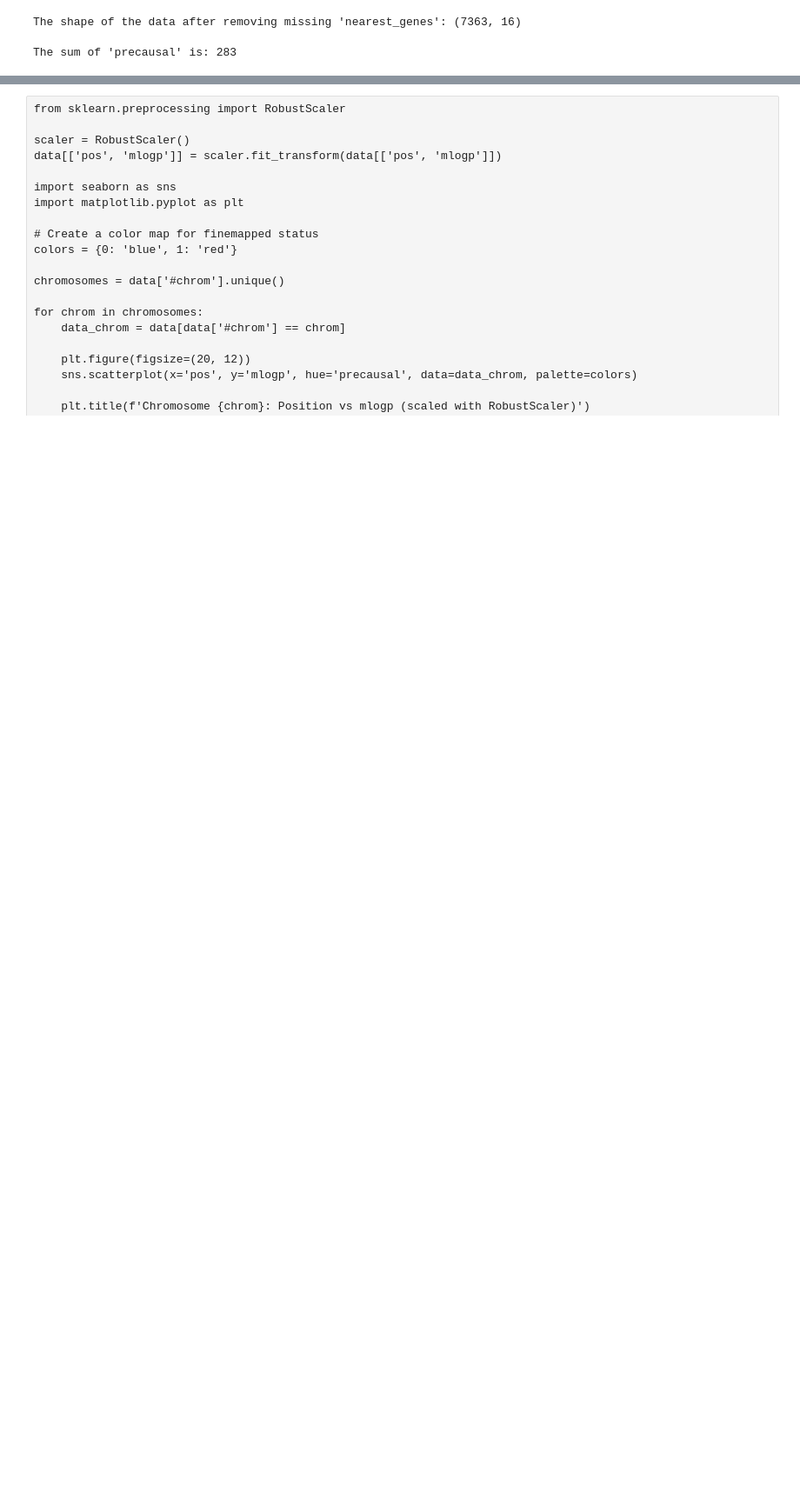
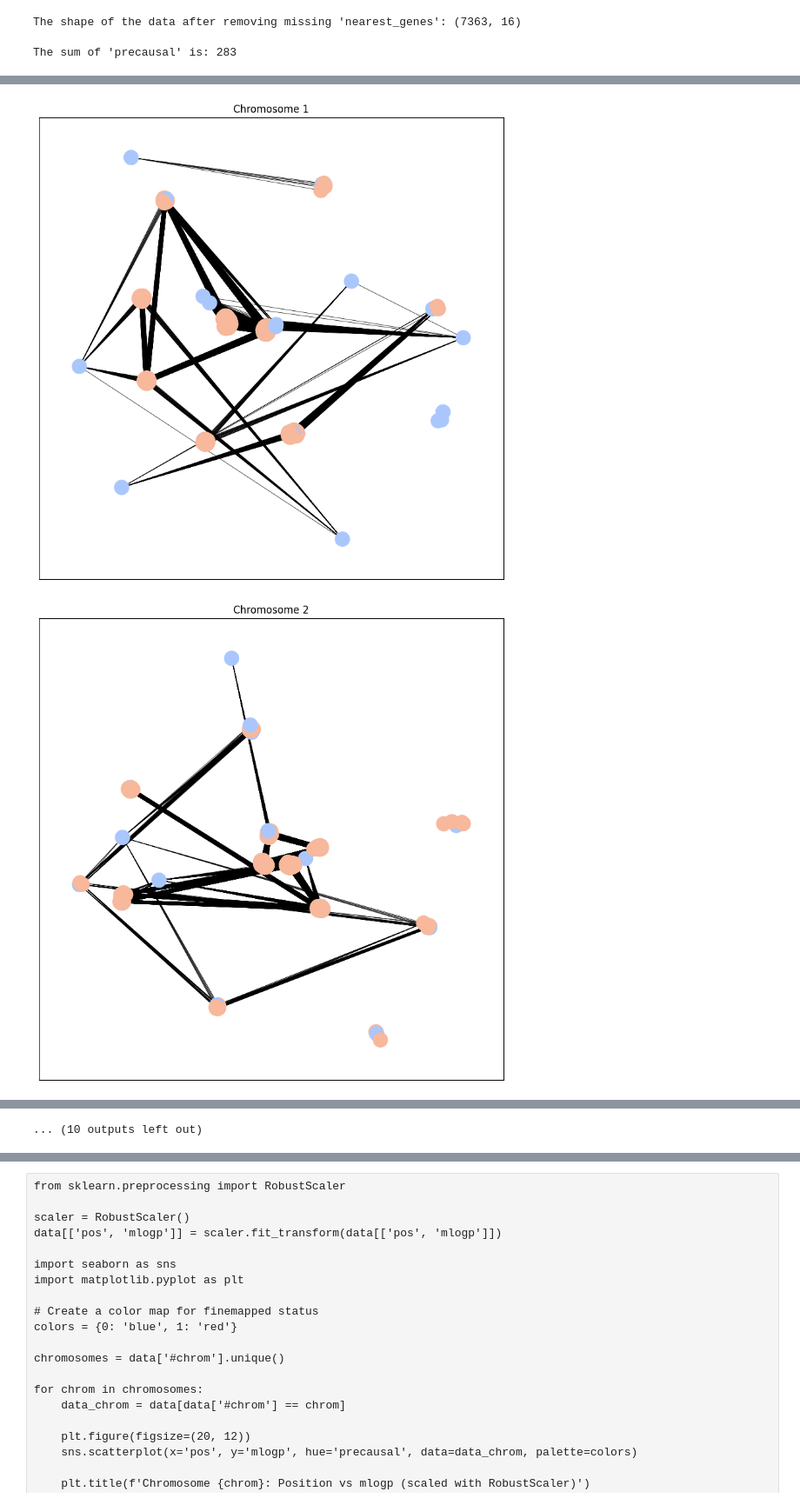
Before and after one commit to mattfaltyn/GeoGWAS, a Jupyter notebook: FinnGen/notebooks/precausal/precausal-snps-classifier.ipynb, the cells around one changed output, grey strips where cells are left out. Shown at 87% size. Drawn from its saved outputs; the diff is of its cells as text; code cells hidden in the pictures; blank space fills up the shorter version.

```diff
--- a/FinnGen/notebooks/precausal/precausal-snps-classifier.ipynb
+++ b/FinnGen/notebooks/precausal/precausal-snps-classifier.ipynb
@@ -181,0 +302,71 @@ The sum of 'precausal' is: 283
+# %%
+import pandas as pd
+import numpy as np
+from pygsp import graphs
+from scipy.sparse import dok_matrix
+import networkx as nx
+import seaborn as sns
+import matplotlib.pyplot as plt
+
+# Assuming data is a DataFrame that has been previously defined
+
+# Initialize a dictionary to hold adjacency matrices for each chromosome
+adjacency_dict = {}
+
+# Iterate over each chromosome
+for chromosome, group in data.groupby('#chrom'):
+    # Initialize sparse adjacency matrix with zeros
+    adjacency = dok_matrix((group.shape[0], group.shape[0]), dtype=np.float32)  # Adjust the adjacency matrix size to the group size
+
+    indices = group.index
+    for i in range(len(indices)):
+        for j in range(i+1, len(indices)):
+            # Calculate pos_diff_abs
+            pos_diff_abs = abs(data.loc[indices[i], 'pos'] - data.loc[indices[j], 'pos'])
+
+            # Calculate weight using given formula
+            weight = 1 * np.exp(-np.log(2) / 100_000 * pos_diff_abs)
+
+            # Update the adjacency matrix
+            adjacency[i, j] = weight  # Update indices in adjacency to i, j
+            adjacency[j, i] = weight  # Update indices in adjacency to j, i
+
+    # Add the adjacency matrix to the dictionary with the chromosome as the key
+    adjacency_dict[chromosome] = adjacency
+
+# Create a color palette
+color_palette = sns.color_palette('coolwarm', n_colors=len(data['precausal'].unique()))
+
+# Create a dictionary mapping 'precausal' categories to colors
+precausal_to_color = dict(zip(data['precausal'].unique(), color_palette))
+
+# Map 'precausal' categories to colors
+data['precausal_color'] = data['precausal'].map(precausal_to_color)
+
+# Generate and plot graph for each chromosome
+for chromosome, adjacency in adjacency_dict.items():
+    # Create the graph using the adjacency matrix
+    G = graphs.Graph(adjacency.tocsr())
+
+    # Convert the pygsp graph to a networkx graph
+    G_nx = nx.from_scipy_sparse_array(G.W.tocsr())
+
+    # Subset data for this chromosome
+    chrom_data = data[data['#chrom'] == chromosome]
+
+    # Add the node colors to the networkx graph
+    for node, color in enumerate(chrom_data['precausal_color']):
+        G_nx.nodes[node]['color'] = color
+
+    # Draw the graph
+    plt.figure(figsize=(10,10))
+    plt.title(f'Chromosome {chromosome}')  # Add title for each plot
+    nx.draw_networkx(G_nx,
+                     with_labels=False,
+                     node_color=[node[1]['color'] for node in G_nx.nodes(data=True)],
+                     edge_color='black',
+                     width=0.5)
+    plt.show()
+# %% [output]
+[figure, added]
+[figure, added]
@@ -181,0 +383 @@ The sum of 'precausal' is: 283
+... (10 outputs left out)
```
Also changed, not shown: parts of 16 cells of this notebook, 1 other file.
